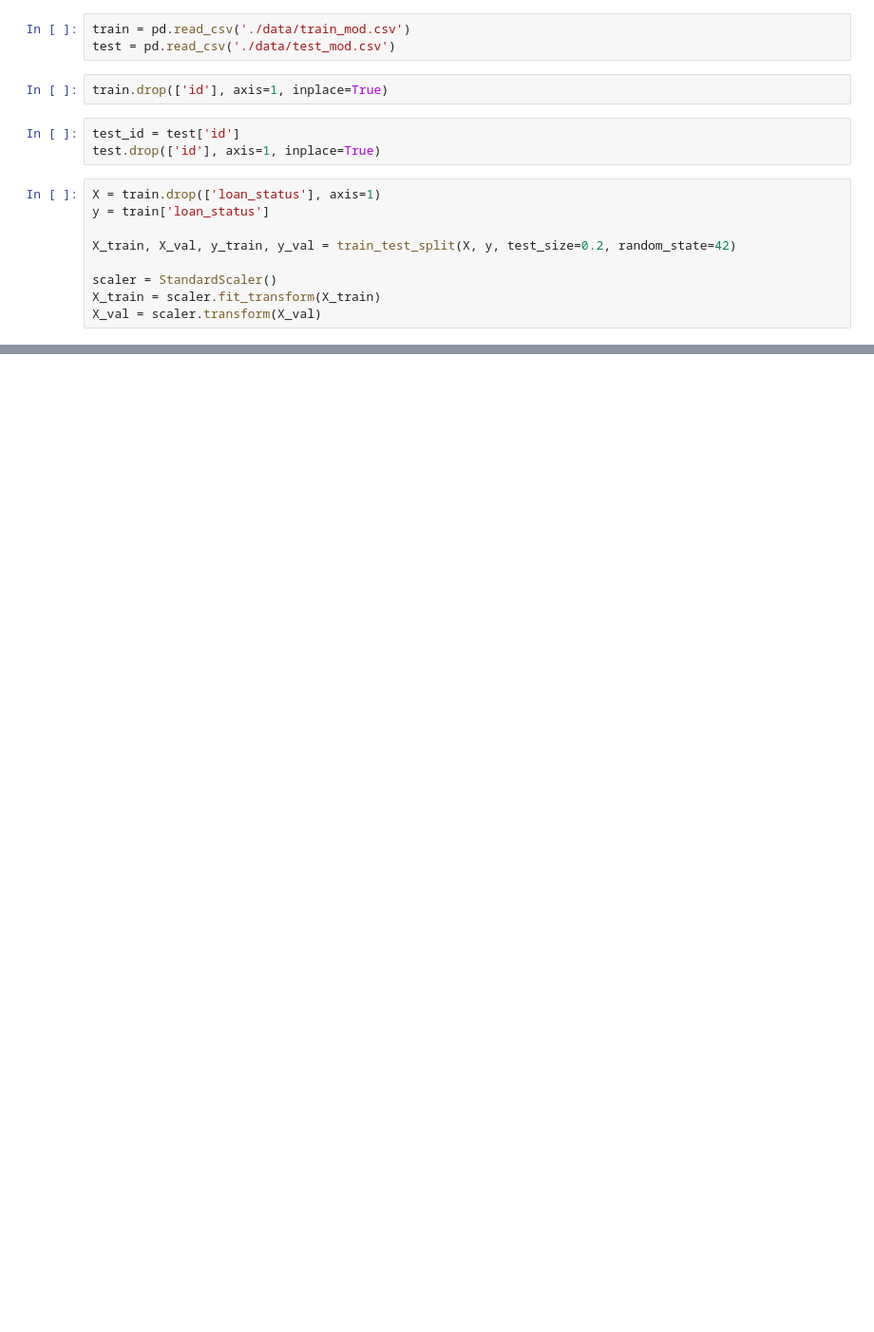
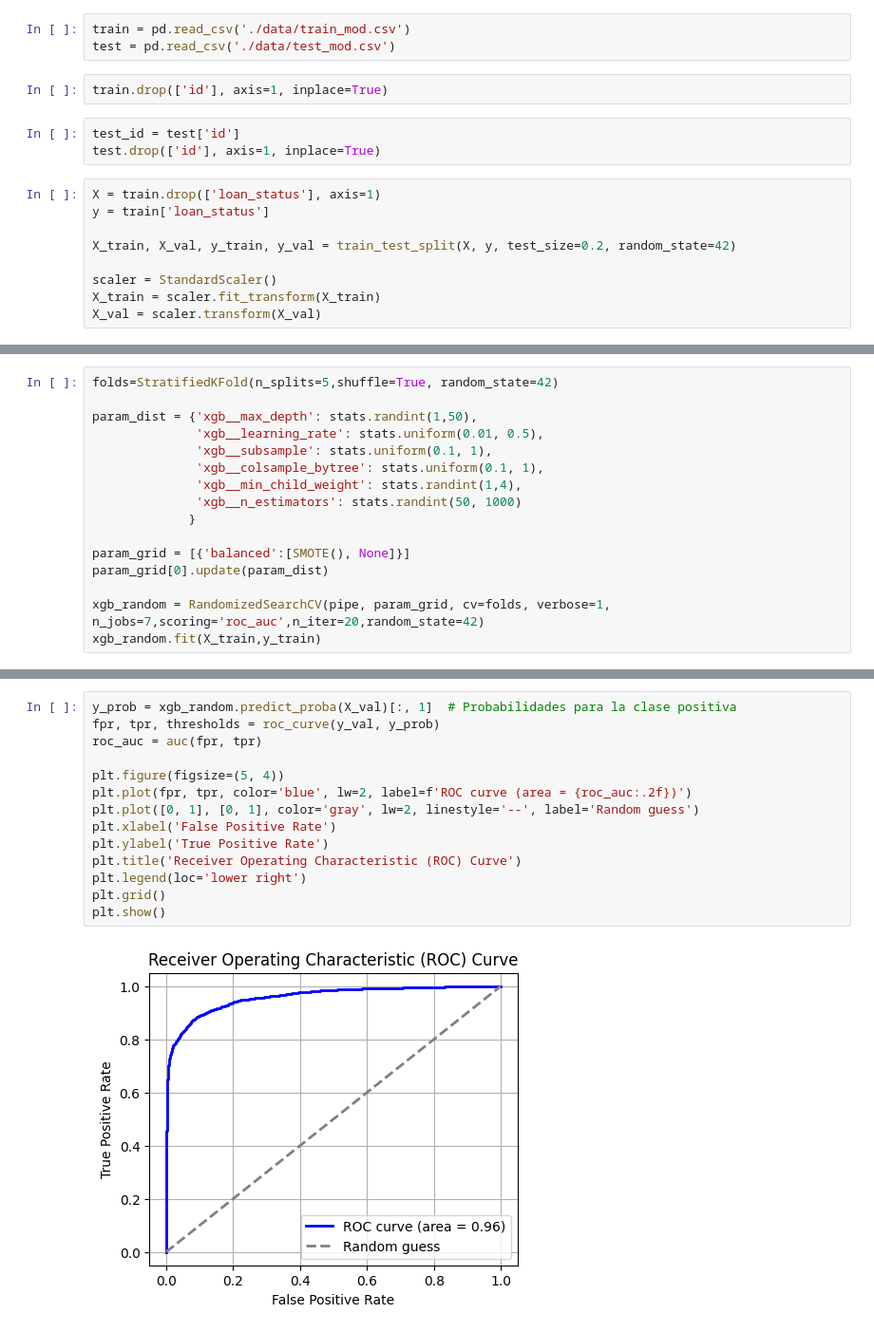
Before and after one commit to Pericsen/loan-approval-prediction, a Jupyter notebook: xgboost.ipynb, the cells around one changed output, grey strips where cells are left out. Shown at 95% size. Drawn from its saved outputs; the diff is of its cells as text; blank space fills up the shorter version.

Commit message:
xgboost, lightgbm probabilidades

```diff
--- a/xgboost.ipynb
+++ b/xgboost.ipynb
@@ -87,0 +64,16 @@ val. score: 0.95
+# %%
+folds=StratifiedKFold(n_splits=5,shuffle=True, random_state=42)
+
+param_dist = {'xgb__max_depth': stats.randint(1,50),
+              'xgb__learning_rate': stats.uniform(0.01, 0.5),
+              'xgb__subsample': stats.uniform(0.1, 1),
+              'xgb__colsample_bytree': stats.uniform(0.1, 1),
+              'xgb__min_child_weight': stats.randint(1,4),
+              'xgb__n_estimators': stats.randint(50, 1000)
+             }
+
+param_grid = [{'balanced':[SMOTE(), None]}]
+param_grid[0].update(param_dist)
+
+xgb_random = RandomizedSearchCV(pipe, param_grid, cv=folds, verbose=1, n_jobs=7,scoring='roc_auc',n_iter=20,random_state=42)
+xgb_random.fit(X_train,y_train)
@@ -93,0 +166,16 @@ val. score: 0.95
+# %%
+y_prob = xgb_random.predict_proba(X_val)[:, 1]  # Probabilidades para la clase positiva
+fpr, tpr, thresholds = roc_curve(y_val, y_prob)
+roc_auc = auc(fpr, tpr)
+
+plt.figure(figsize=(5, 4))
+plt.plot(fpr, tpr, color='blue', lw=2, label=f'ROC curve (area = {roc_auc:.2f})')
+plt.plot([0, 1], [0, 1], color='gray', lw=2, linestyle='--', label='Random guess')
+plt.xlabel('False Positive Rate')
+plt.ylabel('True Positive Rate')
+plt.title('Receiver Operating Characteristic (ROC) Curve')
+plt.legend(loc='lower right')
+plt.grid()
+plt.show()
+# %% [output]
+[figure, added]
```
Also changed, not shown: parts of 19 cells of this notebook, 10 other files.
